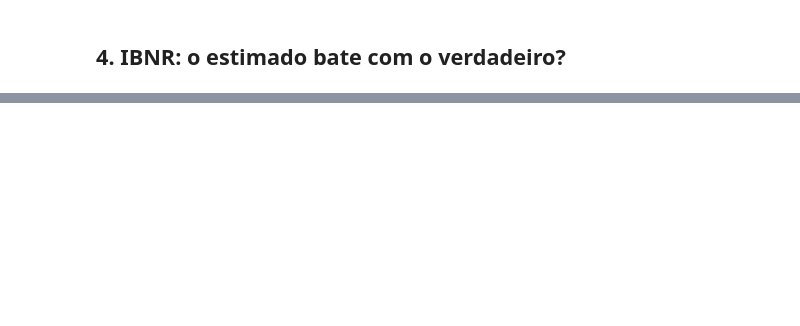
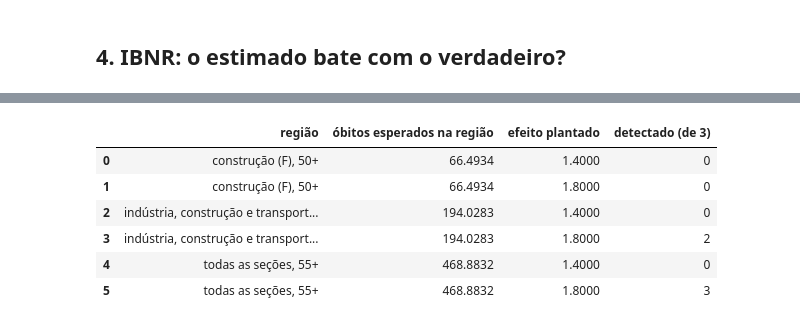
Before and after one commit to arthurpmotta02/vida-grupo-pricing, a Jupyter notebook: notebooks/90_validacao_sintetica.ipynb, the cells around one changed output, grey strips where cells are left out. Cells and saved outputs as stored; diff of their text form; code cells hidden in the pictures; blank space fills up the shorter version.

```diff
--- a/notebooks/90_validacao_sintetica.ipynb
+++ b/notebooks/90_validacao_sintetica.ipynb
@@ -155,0 +165,26 @@ regra contratual, e próximas entre si: o que a teoria prevê. No backtest com d
+# %%
+from vgpricing import diagnostico as D
+cd = carregar_config("diagnostico", RAIZ)
+dfd = D.base_diagnostico(dados["vidas"], dados["sinistros"], dados["estipulantes"], tabua, tabela, REF)
+cenarios = {"construção (F), 50+": (dfd["cnae_secao"] == "F") & (dfd["idade"] >= 50),
+            "indústria, construção e transporte (C/F/H), 55+": dfd["cnae_secao"].isin(["C", "F", "H"]) & (dfd["idade"] >= 55),
+            "todas as seções, 55+": dfd["idade"] >= 55}
+linhas = []
+for nome, regiao in cenarios.items():
+    for efeito in (1.4, 1.8):
+        detect = 0
+        for semente in range(3):
+            dp = dfd.assign(N=np.random.default_rng(100 + semente).poisson(dfd["mu_manual"] * np.where(regiao, efeito, 1.0)))
+            detect += D.ajustar_residual(dp, cd)["comparacao"]["melhora_significativa"]
+        linhas.append({"região": nome, "óbitos esperados na região": dfd.loc[regiao, "mu_manual"].sum(),
+                       "efeito plantado": efeito, "detectado (de 3)": detect})
+poder = pd.DataFrame(linhas)
+poder
+# %% [output]
+|  | região | óbitos esperados na região | efeito plantado | detectado (de 3) |
+| 0 | construção (F), 50+ | 66.4934 | 1.4000 | 0 |
+| 1 | construção (F), 50+ | 66.4934 | 1.8000 | 0 |
+| 2 | indústria, construção e transport... | 194.0283 | 1.4000 | 0 |
+| 3 | indústria, construção e transport... | 194.0283 | 1.8000 | 2 |
+| 4 | todas as seções, 55+ | 468.8832 | 1.4000 | 0 |
+| 5 | todas as seções, 55+ | 468.8832 | 1.8000 | 3 |
```
Also changed, not shown: parts of 12 cells of this notebook, 51 other files.
